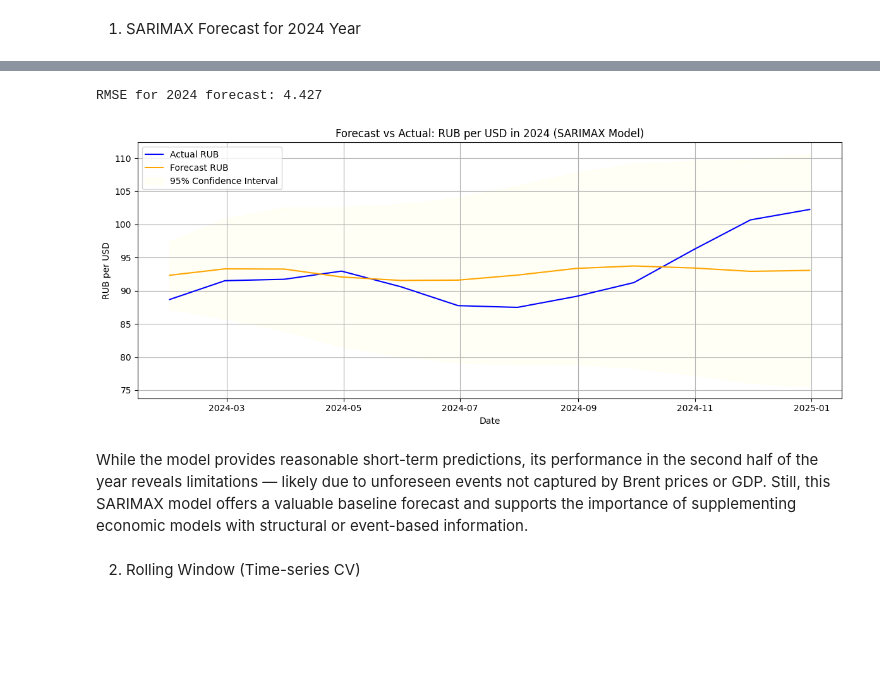
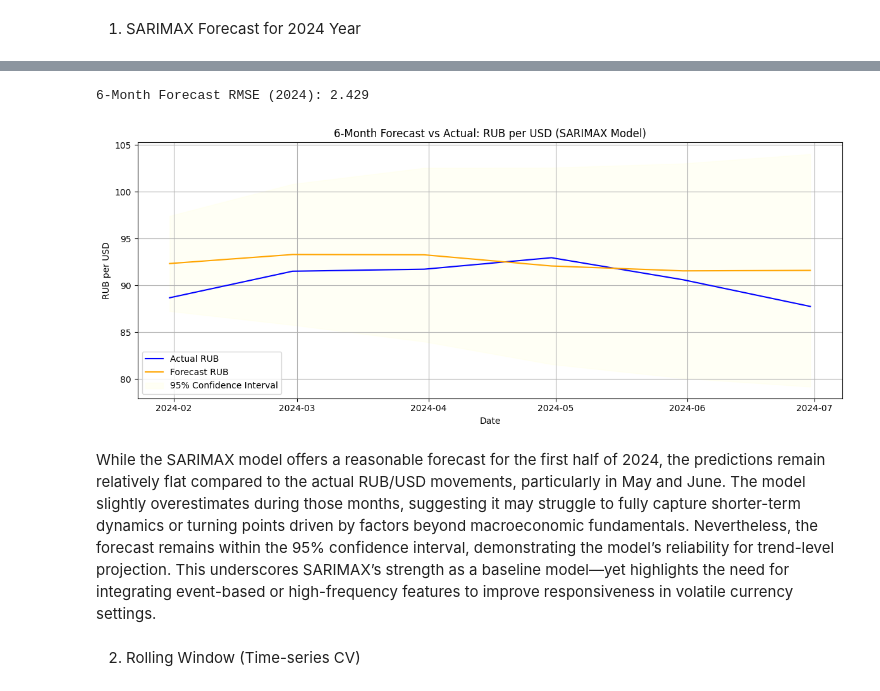
Before and after one commit to ZlataSparrow/Ruble_Volatility_Prediction, a Jupyter notebook: notebook/03_Time_Series_ARIMA_Modeling.ipynb, the cells around one changed output, grey strips where cells are left out. Drawn from its saved outputs; the diff is of its cells as text; code cells hidden in the pictures; blank space fills up the shorter version.

```diff
--- a/notebook/03_Time_Series_ARIMA_Modeling.ipynb
+++ b/notebook/03_Time_Series_ARIMA_Modeling.ipynb
@@ -565,15 +565,19 @@ In addition, I extend the forecasting to 2025, using the same SARIMAX setup with
 # %%
+# === Step 1: Define cutoff and forecast period ===
 cutoff_date = '2023-12-31'
 
+# Use data up to cutoff for training
 train_data = data_lagged.loc[:cutoff_date]
-test_data = data_lagged.loc['2024-01-31':'2024-12-31']
+test_data = data_lagged.loc['2024-01-31':'2024-06-30']  # First 6 months of 2024
 
+# === Step 2: Define target and predictors ===
 y_train = train_data['RUB']
-exog_train = train_data[['Brent_price','Brent_price_lag1','GDP_per_capita_lag12']]
+exog_train = train_data[['Brent_price', 'Brent_price_lag1', 'GDP_per_capita_lag12']]
 
 y_test = test_data['RUB']
-exog_test = test_data[['Brent_price','Brent_price_lag1','GDP_per_capita_lag12']]
+exog_test = test_data[['Brent_price', 'Brent_price_lag1', 'GDP_per_capita_lag12']]
 
+# === Step 3: Fit SARIMAX model ===
 model_2024 = SARIMAX(
     y_train,
     exog=exog_train,
@@ -581,43 +585,43 @@ model_2024 = SARIMAX(
     enforce_stationarity=False,
     enforce_invertibility=False
 )
 model_2024_fit = model_2024.fit(disp=False)
 
-forecast_2024 = model_2024_fit.get_forecast(steps=12, exog=exog_test)
+# === Step 4: Forecast next 6 months ===
+forecast_2024 = model_2024_fit.get_forecast(steps=6, exog=exog_test)
 forecast_mean = forecast_2024.predicted_mean
 forecast_ci = forecast_2024.conf_int()
 
-# Calculate RMSE
+# === Step 5: Evaluate and visualize ===
 rmse = np.sqrt(mean_squared_error(y_test, forecast_mean))
-print(f"RMSE for 2024 forecast: {rmse:.3f}")
+print(f"6-Month Forecast RMSE (2024): {rmse:.3f}")
 
-# Plot
-
+# === Step 6: Plot forecast vs actual ===
 plt.figure(figsize=(12, 5))
 plt.plot(y_test.index, y_test.values, label='Actual RUB', color='blue')
 plt.plot(forecast_mean.index, forecast_mean.values, label='Forecast RUB', color='orange')
 
 plt.fill_between(
     forecast_ci.index,
     forecast_ci.iloc[:, 0],
     forecast_ci.iloc[:, 1],
     color='lightyellow',
     alpha=0.3,
     label='95% Confidence Interval'
 )
 
-plt.title('Forecast vs Actual: RUB per USD in 2024 (SARIMAX Model)')
+plt.title('6-Month Forecast vs Actual: RUB per USD (SARIMAX Model)')
 plt.xlabel('Date')
 plt.ylabel('RUB per USD')
 plt.legend()
 plt.grid(True)
 plt.tight_layout()
 plt.show()
 # %% [output]
-RMSE for 2024 forecast: 4.427
+6-Month Forecast RMSE (2024): 2.429
-[figure, old version]
+[figure, new version]
-# %% [markdown]
-While the model provides reasonable short-term predictions, its performance in the second half of the year reveals limitations — likely due to unforeseen events not captured by Brent prices or GDP. Still, this SARIMAX model offers a valuable baseline forecast and supports the importance of supplementing economic models with structural or event-based information.
+# %% [markdown]
+While the SARIMAX model offers a reasonable forecast for the first half of 2024, the predictions remain relatively flat compared to the actual RUB/USD movements, particularly in May and June. The model slightly overestimates during those months, suggesting it may struggle to fully capture shorter-term dynamics or turning points driven by factors beyond macroeconomic fundamentals. Nevertheless, the forecast remains within the 95% confidence interval, demonstrating the model’s reliability for trend-level projection. This underscores SARIMAX’s strength as a baseline model—yet highlights the need for integrating event-based or high-frequency features to improve responsiveness in volatile currency settings.
 # %% [markdown]
 2. Rolling Window (Time-series CV)
 # %% [markdown]
```
Also changed, not shown: parts of 3 cells of this notebook, 6 other files.
